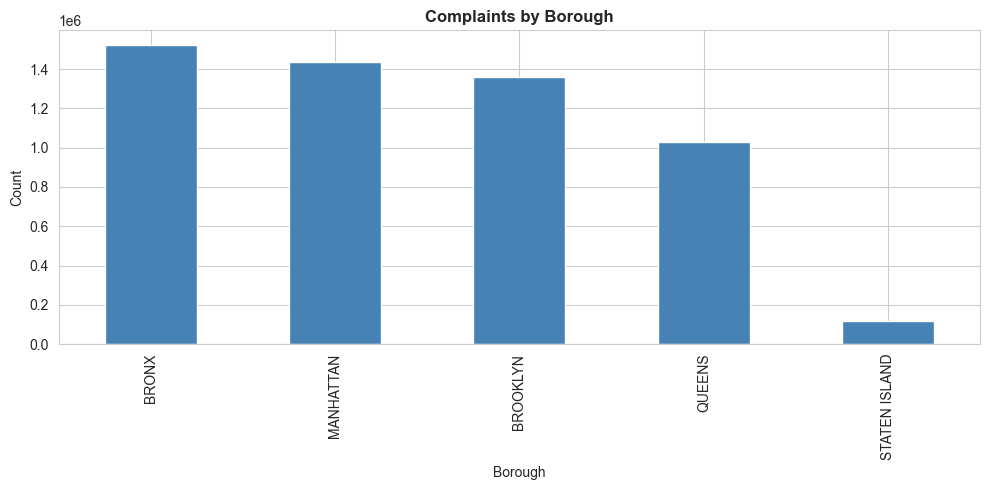
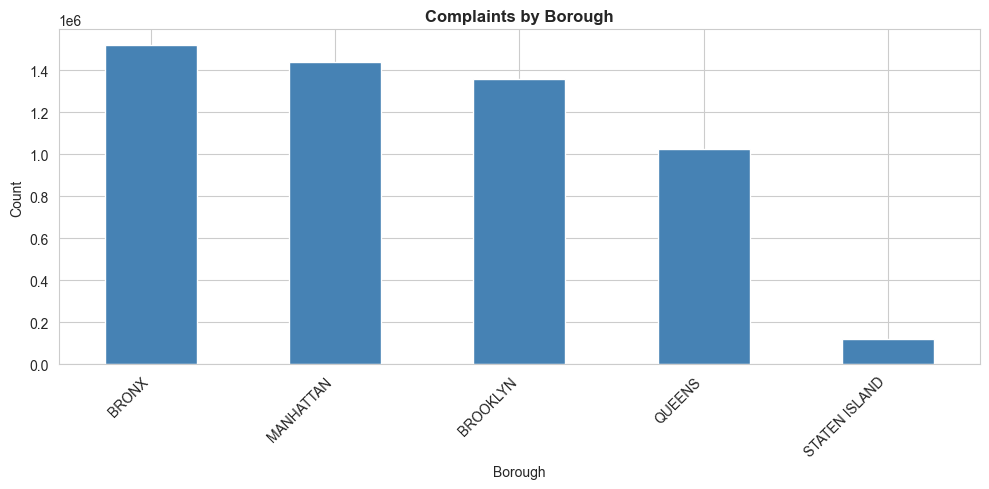
The change to this notebook cell's code, shown as a diff; its figure went from the first image to the second:
--- before
+++ after
@@ -7,5 +7,4 @@
 # Supress warnings globally
 warnings.filterwarnings("ignore")
-
 
 # Load both CSVs from Downloads
@@ -24,4 +23,5 @@
 print(f"✓ Dataset 1 (2018-2019): {len(df1):,} rows")
 print(f"✓ Dataset 2 (2020-2025): {len(df2):,} rows")
+
 # Combine both datasets
 df = pd.concat([df1, df2], ignore_index=True)
@@ -40,5 +40,4 @@
     'Problem (formerly Complaint Type)',
     'Problem Detail (formerly Descriptor)',
-    'Resolution Description',
     'Location Type',
     'Borough',
@@ -63,4 +62,8 @@
 print(f"✓ Drop rows with no coordinates")
 
+# Remove duplicates
+df = df.drop_duplicates()
+print(f"✓ Duplicates removed")
+
 # Save cleaned dataset
 output_path = os.path.join(home, "Downloads", "311_noise_cleaned.csv")
@@ -73,12 +76,13 @@
 print("DATA SIZE")
 print("="*60)
-print(f"Rows: {len(df):,}")
-print(f"Columns: {len(df.columns)}")
-print(f"Shape: {df.shape}\n")
-print(f"Memory: {df.memory_usage(deep=True).sum() / 1024**2:.0f} MB")
 
-# Properties
+print(f"✓ Rows: {len(df):,}")
+print(f"✓ Columns: {len(df.columns)}")
+print(f"✓ Shape: {df.shape}\n")
+print(f"✓ Memory: {df.memory_usage(deep=True).sum() / 1024**2:.0f} MB")
+
+# Data Properties
 print("="*60)
-print("PROPERTIES")
+print("DATA PROPERTIES")
 print("="*60)
 
@@ -97,6 +101,19 @@
 
 # Missing data
-print(f"\nMissing values: {df.isnull().sum().sum()} total")
-print(f"Duplicates: {df.duplicated().sum()}\n")
+print("="*60)
+print("MISSING DATA")
+print("="*60)
+
+missing = df.isnull().sum()
+missing = missing[missing > 0].sort_values(ascending=False)
+missing_pct = (missing / len(df) * 100).round(2)
+missing_df = pd.DataFrame({
+    'Missing Count': missing,
+    'Missing %': missing_pct
+})
+print(missing_df.to_string())
+print(f"\nTotal columns with missing data: {len(missing_df)}")
+print(f"Total missing values: {missing.sum():,}")
+
 
 # Fundamental distributions
@@ -113,4 +130,5 @@
     ax.set_title('Complaints by Borough', fontweight='bold', fontsize=12)
     ax.set_ylabel('Count')
+    plt.xticks(rotation=45, ha='right')
     plt.tight_layout()
     plt.show()
@@ -118,5 +136,7 @@
 # Plot 2: Complaints by type
 fig, ax = plt.subplots(figsize=(10, 5))
-df['Problem (formerly Complaint Type)'].value_counts().plot(kind='bar', ax=ax, color='coral')
+counts = df['Problem (formerly Complaint Type)'].value_counts()
+counts.index = counts.index.str.replace(r'^Noise\s*-\s*', '', regex=True)
+counts.plot(kind='bar', ax=ax, color='coral')
 ax.set_title('Complaints by Type', fontweight='bold', fontsize=12)
 ax.set_ylabel('Count')

Commit: update